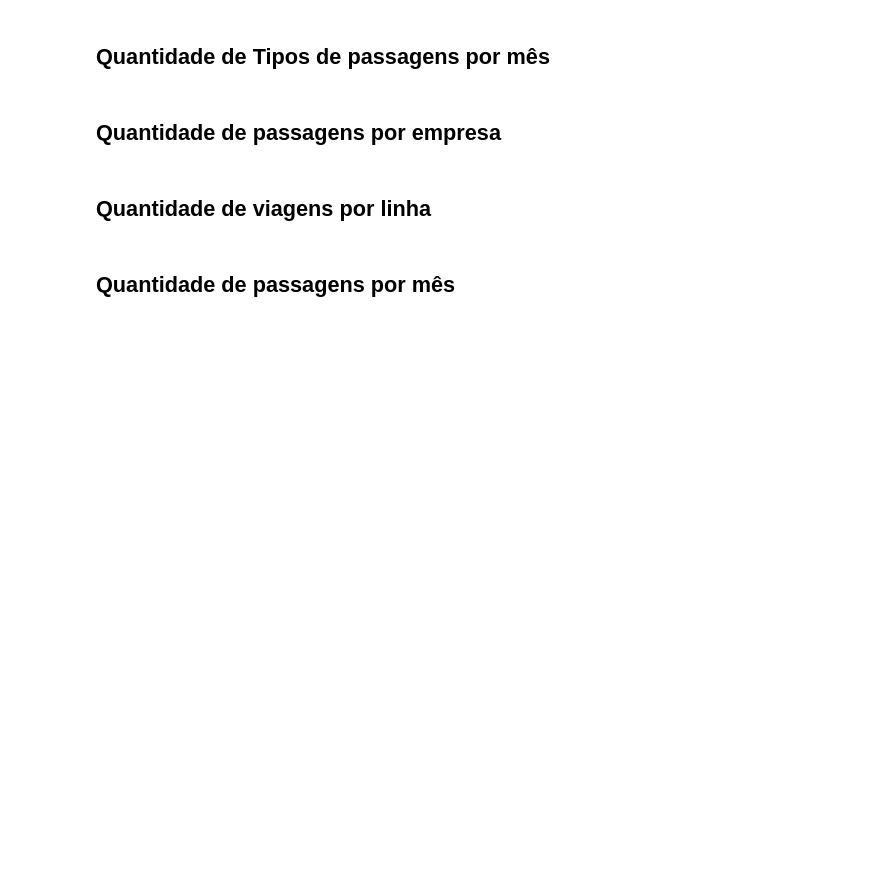
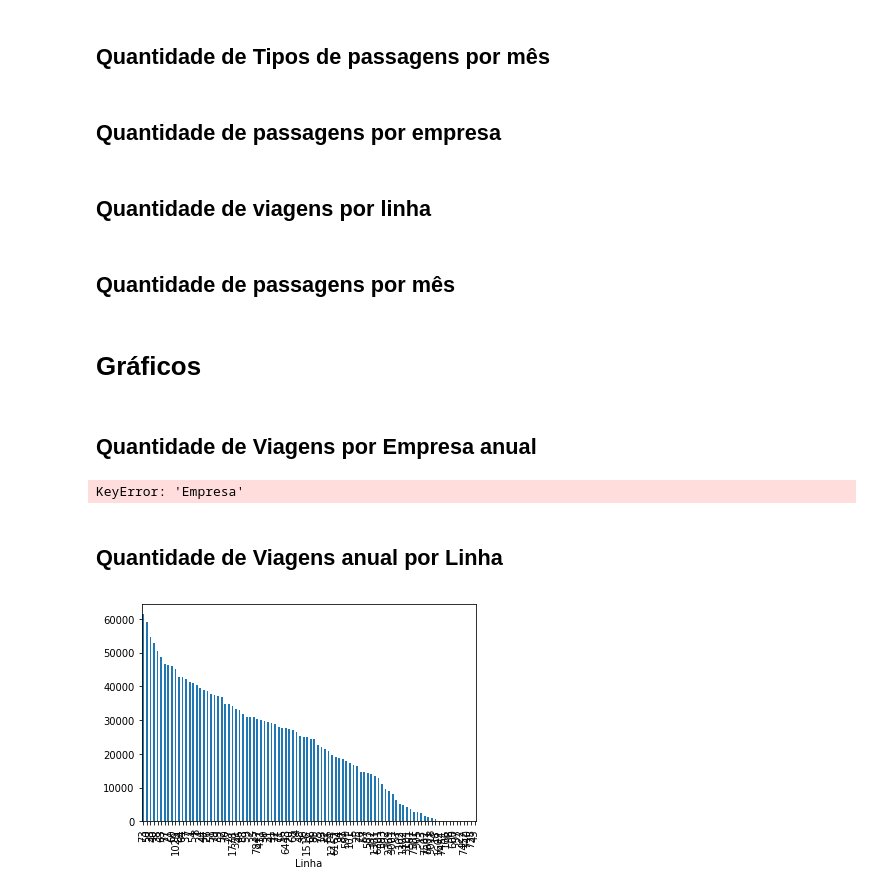
Before and after one commit to georgemaia/dadosabertos-mobilidade-rn-natal, a Jupyter notebook: Bilhetagem_Eletrônica-2018-Analitico.ipynb, the cells around one changed output. Saved outputs shown, nothing was run; the diff lists cells and outputs as text; code cells hidden in the pictures; blank space fills up the shorter version.

```diff
--- a/Bilhetagem_Eletrônica-2018-Analitico.ipynb
+++ b/Bilhetagem_Eletrônica-2018-Analitico.ipynb
@@ -121,3 +121,5 @@ len(linhas)
 ## Quantidade de viagens por linha
 # %% [markdown]
 ## Quantidade de passagens por mês
+# %% [markdown]
+# Gráficos
@@ -123,0 +129,16 @@ len(linhas)
+# %% [markdown]
+## Quantidade de Viagens por Empresa anual
+# %%
+new_df = df.groupby(['Empresa']).sum()
+new_df['Qtd_Viagens'].sort_values(ascending=False).plot.bar()
+plt.show()
+# %% [output]
+KeyError: 'Empresa'
+# %% [markdown]
+## Quantidade de Viagens anual por Linha
+# %%
+new_df = df.groupby(['Linha']).sum()
+new_df['Qtd_Viagens'].sort_values(ascending=False).plot.bar()
+plt.show()
+# %% [output]
+[figure, added]
```
Also changed, not shown: parts of 5 cells of this notebook.
